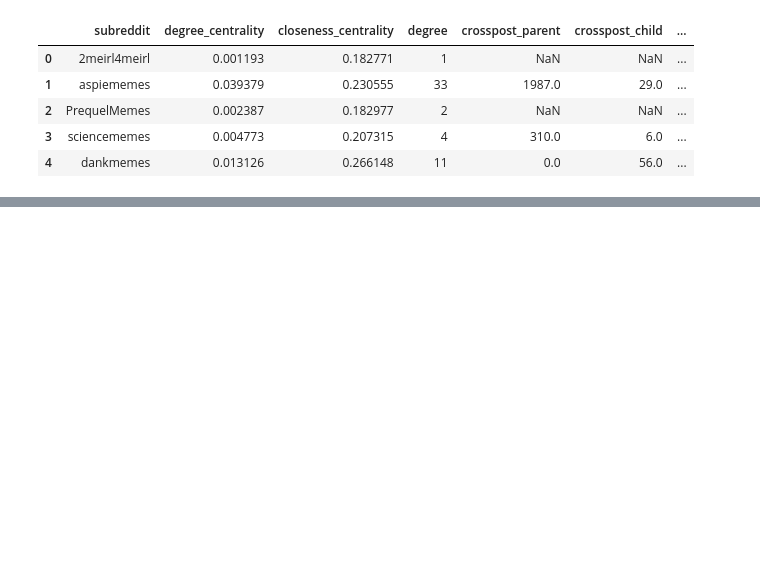
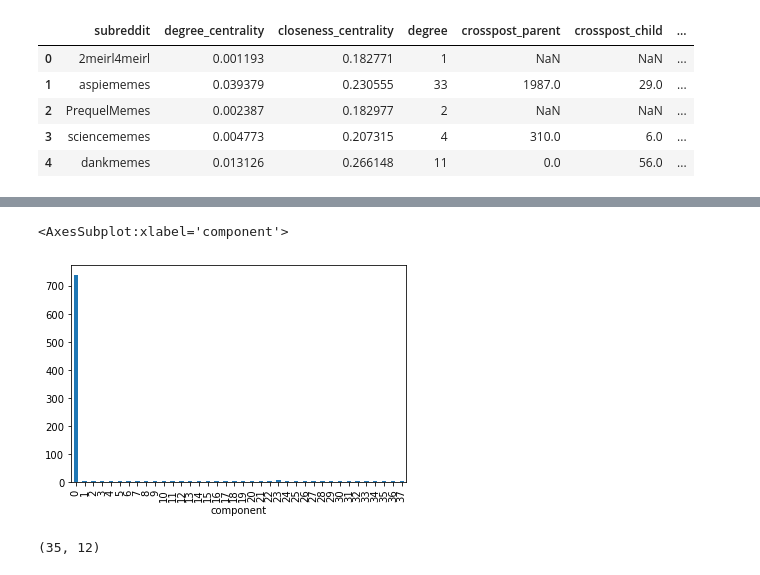
Before and after one commit to jvschlierf/networkthesis, a Jupyter notebook: Preprocessing/subs_network.ipynb, the cells around one changed output, grey strips where cells are left out. Cells and saved outputs as stored; diff of their text form; code cells hidden in the pictures; blank space fills up the shorter version.

```diff
--- a/Preprocessing/subs_network.ipynb
+++ b/Preprocessing/subs_network.ipynb
@@ -259,0 +339,6 @@ df3.to_csv('../../Files/subs_backboned_subscribers.csv')
+# %%
+groupedcomp = df3.groupby(by='component').size()
+groupedcomp.plot.bar()
+# %% [output]
+<AxesSubplot:xlabel='component'>
+[figure, added]
@@ -259,0 +349,4 @@ df3.to_csv('../../Files/subs_backboned_subscribers.csv')
+# %%
+df6.shape
+# %% [output]
+(35, 12)
```
Also changed, not shown: parts of 29 cells of this notebook, 4 other files.
